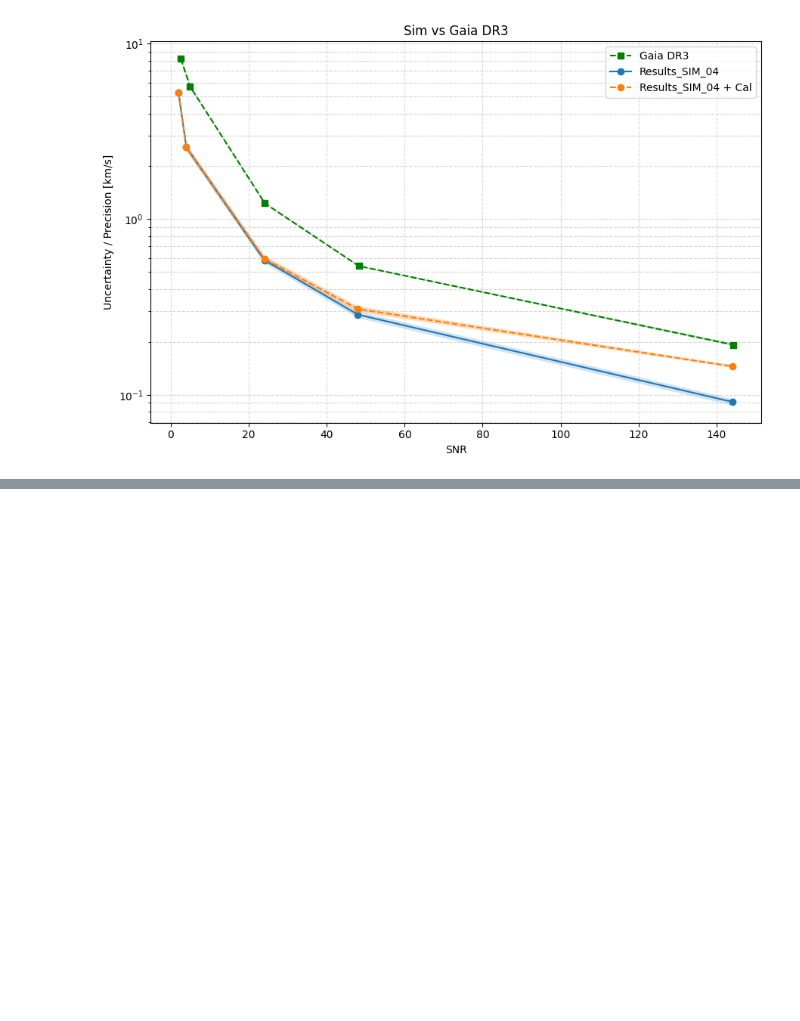
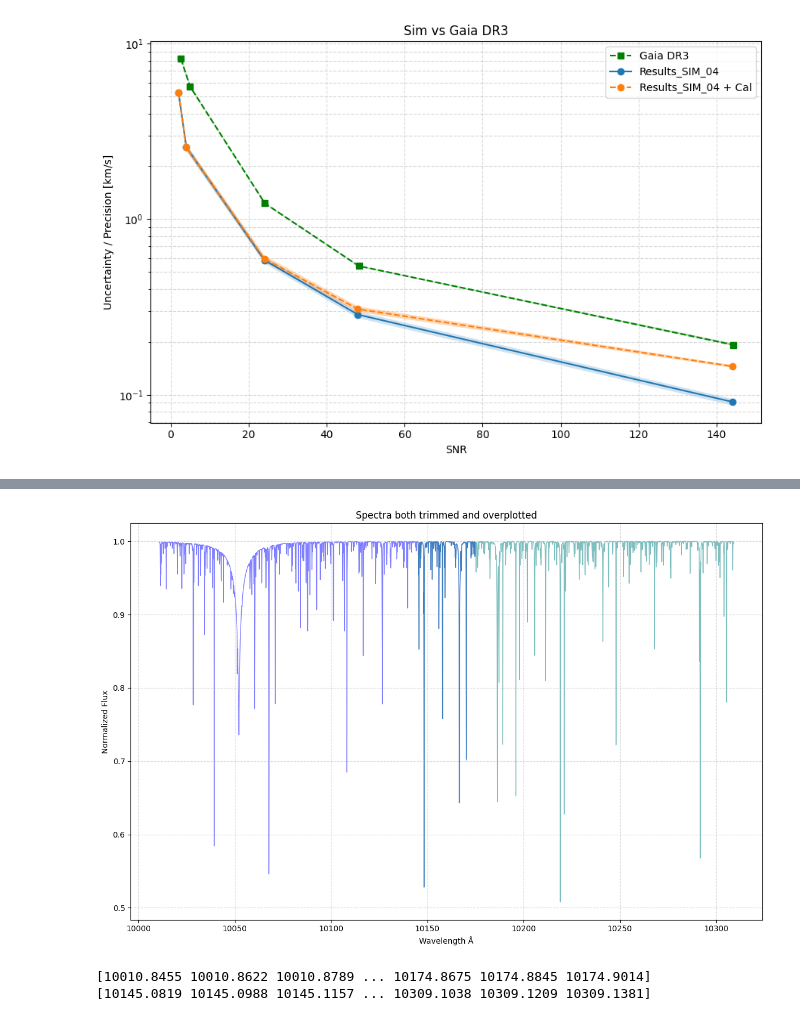
Before and after one commit to mjchavolla/G_NIR, a Jupyter notebook: Prescision_Analysis.ipynb, the cells around one changed output, grey strips where cells are left out. Cells and saved outputs as stored; diff of their text form; code cells hidden in the pictures; blank space fills up the shorter version.

```diff
--- a/Prescision_Analysis.ipynb
+++ b/Prescision_Analysis.ipynb
@@ -224,0 +307,18 @@ plt.show()7
+# %%
+plt.figure(figsize=(12, 8))
+
+plt.plot(wave1_trimmed, flux1_trimmed, linewidth=1.0, color='blue', alpha=0.5, zorder=1)
+plt.plot(wave2_trimmed, flux2_trimmed, linewidth=1.0, color='teal', alpha=0.5, zorder=1)
+plt.xlabel("Wavelength Å")
+plt.title(f"Spectra both trimmed and overplotted")
+plt.ylabel("Normalized Flux")
+plt.grid(True, linestyle='--', alpha=0.5)
+plt.tight_layout()
+plt.show()
+
+print(wave1_trimmed)
+print(wave2_trimmed)
+# %% [output]
+[figure, added]
+[10010.8455 10010.8622 10010.8789 ... 10174.8675 10174.8845 10174.9014]
+[10145.0819 10145.0988 10145.1157 ... 10309.1038 10309.1209 10309.1381]
```
Also changed, not shown: parts of 9 cells of this notebook, 3 other files.
